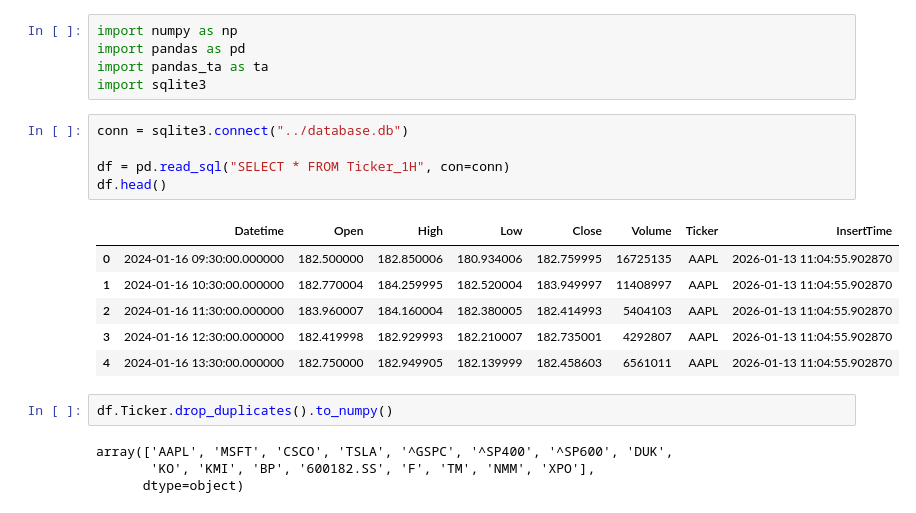
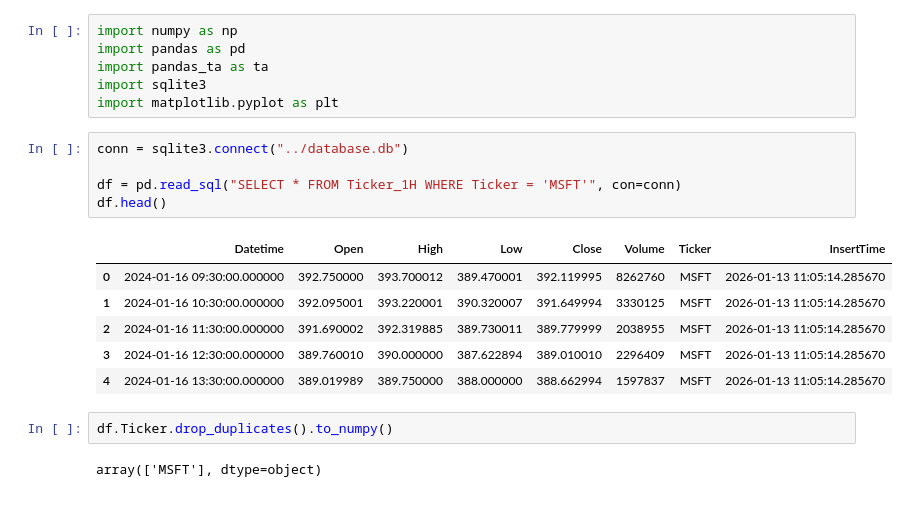
Before and after one commit to noah-frank/LSTMStockModel, a Jupyter notebook: nbs/Create_Data.ipynb, the cells around one changed output. Drawn from its saved outputs; the diff is of its cells as text.

```diff
--- a/nbs/Create_Data.ipynb
+++ b/nbs/Create_Data.ipynb
@@ -3,21 +3,20 @@ import numpy as np
 import pandas as pd
 import pandas_ta as ta
 import sqlite3
+import matplotlib.pyplot as plt
 # %%
 conn = sqlite3.connect("../database.db")
 
-df = pd.read_sql("SELECT * FROM Ticker_1H", con=conn)
+df = pd.read_sql("SELECT * FROM Ticker_1H WHERE Ticker = 'MSFT'", con=conn)
 df.head()
 # %% [output]
 |  | Datetime | Open | High | Low | Close | Volume | Ticker | InsertTime |
-| 0 | 2024-01-16 09:30:00.000000 | 182.500000 | 182.850006 | 180.934006 | 182.759995 | 16725135 | AAPL | 2026-01-13 11:04:55.902870 |
-| 1 | 2024-01-16 10:30:00.000000 | 182.770004 | 184.259995 | 182.520004 | 183.949997 | 11408997 | AAPL | 2026-01-13 11:04:55.902870 |
-| 2 | 2024-01-16 11:30:00.000000 | 183.960007 | 184.160004 | 182.380005 | 182.414993 | 5404103 | AAPL | 2026-01-13 11:04:55.902870 |
-| 3 | 2024-01-16 12:30:00.000000 | 182.419998 | 182.929993 | 182.210007 | 182.735001 | 4292807 | AAPL | 2026-01-13 11:04:55.902870 |
-| 4 | 2024-01-16 13:30:00.000000 | 182.750000 | 182.949905 | 182.139999 | 182.458603 | 6561011 | AAPL | 2026-01-13 11:04:55.902870 |
+| 0 | 2024-01-16 09:30:00.000000 | 392.750000 | 393.700012 | 389.470001 | 392.119995 | 8262760 | MSFT | 2026-01-13 11:05:14.285670 |
+| 1 | 2024-01-16 10:30:00.000000 | 392.095001 | 393.220001 | 390.320007 | 391.649994 | 3330125 | MSFT | 2026-01-13 11:05:14.285670 |
+| 2 | 2024-01-16 11:30:00.000000 | 391.690002 | 392.319885 | 389.730011 | 389.779999 | 2038955 | MSFT | 2026-01-13 11:05:14.285670 |
+| 3 | 2024-01-16 12:30:00.000000 | 389.760010 | 390.000000 | 387.622894 | 389.010010 | 2296409 | MSFT | 2026-01-13 11:05:14.285670 |
+| 4 | 2024-01-16 13:30:00.000000 | 389.019989 | 389.750000 | 388.000000 | 388.662994 | 1597837 | MSFT | 2026-01-13 11:05:14.285670 |
 # %%
 df.Ticker.drop_duplicates().to_numpy()
 # %% [output]
-array(['AAPL', 'MSFT', 'CSCO', 'TSLA', '^GSPC', '^SP400', '^SP600', 'DUK',
-       'KO', 'KMI', 'BP', '600182.SS', 'F', 'TM', 'NMM', 'XPO'],
-      dtype=object)
+array(['MSFT'], dtype=object)
```
Also changed, not shown: parts of 5 cells of this notebook, 1 other file.
